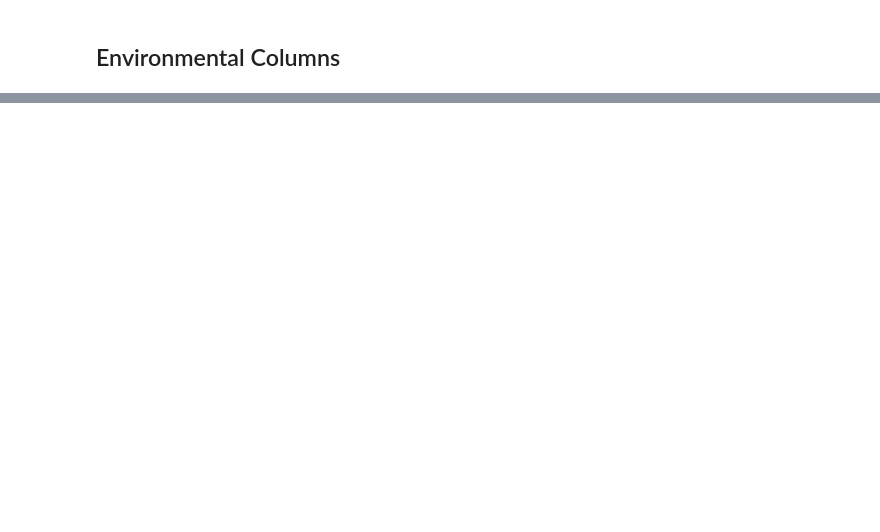
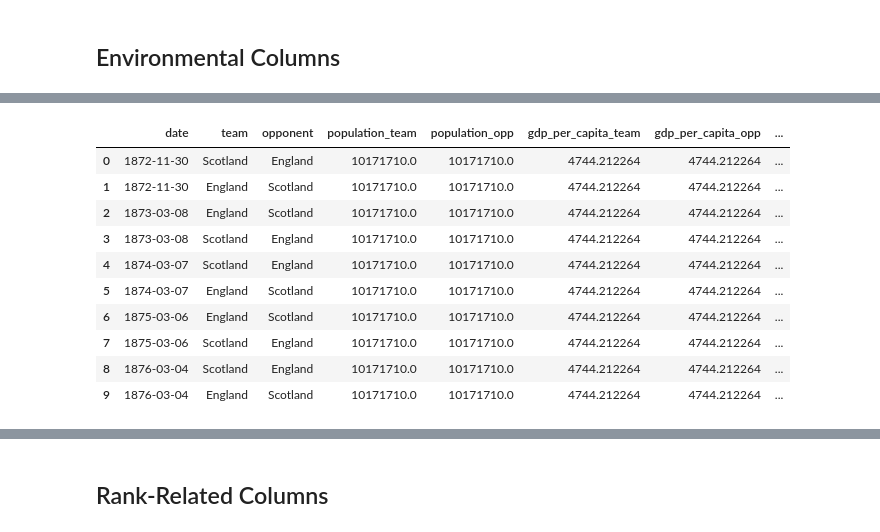
Before and after one commit to n44th44nn/Gammafest-2026, a Jupyter notebook: Notebooks/early_preprocessing.ipynb, the cells around one changed output, grey strips where cells are left out. Cells and saved outputs as stored; diff of their text form; code cells hidden in the pictures; blank space fills up the shorter version.

Commit message:
Using median

```diff
--- a/Notebooks/early_preprocessing.ipynb
+++ b/Notebooks/early_preprocessing.ipynb
@@ -1094,0 +1136,27 @@ dtype: int64
+# %%
+# Height Of Match Venue
+df_combined['altitude_venue'] = df_combined.groupby('venue_country')['altitude_venue'].transform(lambda x: x.fillna(x.median()))
+# %%
+# Miliaage
+
+# Let the distance is zero if match is attended in home
+df_combined.loc[df_combined['is_home'] == 1, 'distance_travel_team'] = df_combined.loc[df_combined['is_home'] == 1, 'distance_travel_team'].fillna(0)
+df_combined.loc[df_combined['is_home'] == 0, 'distance_travel_opp'] = df_combined.loc[df_combined['is_home'] == 0, 'distance_travel_opp'].fillna(0)
+
+# if not home, we fill the missing value by the median of team
+df_combined['distance_travel_team'] = df_combined.groupby('team')['distance_travel_team'].transform(lambda x: x.fillna(x.median()))
+df_combined['distance_travel_opp'] = df_combined.groupby('opponent')['distance_travel_opp'].transform(lambda x: x.fillna(x.median()))
+# %%
+# Temperature
+df_combined['month'] = pd.to_datetime(df_combined['date']).dt.month
+
+# Fill the missing value according to venue_country and month
+df_combined['temperature_venue'] = df_combined.groupby(['venue_country', 'month'])['temperature_venue'].transform(lambda x: x.fillna(x.median()))
+
+# If still missing, just get the value according to the venue_country
+df_combined['temperature_venue'] = df_combined.groupby('venue_country')['temperature_venue'].transform(lambda x: x.fillna(x.median()))
+df_combined.drop(columns=['month'], inplace=True)
+# %%
+# Fallback Imputation
+for col in env_cols:
+    df_combined[col] = df_combined[col].fillna(df_combined[col].median())
@@ -1094,0 +1175,16 @@ dtype: int64
+# %%
+cols_to_show = ['date', 'team', 'opponent'] + env_cols
+display(df_combined[cols_to_show].head(10))
+display(df_combined[cols_to_show].tail(10))
+# %% [output]
+|  | date | team | opponent | population_team | population_opp | gdp_per_capita_team | gdp_per_capita_opp | ... |
+| 0 | 1872-11-30 | Scotland | England | 10171710.0 | 10171710.0 | 4744.212264 | 4744.212264 | ... |
+| 1 | 1872-11-30 | England | Scotland | 10171710.0 | 10171710.0 | 4744.212264 | 4744.212264 | ... |
+| 2 | 1873-03-08 | England | Scotland | 10171710.0 | 10171710.0 | 4744.212264 | 4744.212264 | ... |
+| 3 | 1873-03-08 | Scotland | England | 10171710.0 | 10171710.0 | 4744.212264 | 4744.212264 | ... |
+| 4 | 1874-03-07 | Scotland | England | 10171710.0 | 10171710.0 | 4744.212264 | 4744.212264 | ... |
+| 5 | 1874-03-07 | England | Scotland | 10171710.0 | 10171710.0 | 4744.212264 | 4744.212264 | ... |
+| 6 | 1875-03-06 | England | Scotland | 10171710.0 | 10171710.0 | 4744.212264 | 4744.212264 | ... |
+| 7 | 1875-03-06 | Scotland | England | 10171710.0 | 10171710.0 | 4744.212264 | 4744.212264 | ... |
+| 8 | 1876-03-04 | Scotland | England | 10171710.0 | 10171710.0 | 4744.212264 | 4744.212264 | ... |
+| 9 | 1876-03-04 | England | Scotland | 10171710.0 | 10171710.0 | 4744.212264 | 4744.212264 | ... |
@@ -1094,0 +1202,2 @@ dtype: int64
+# %% [markdown]
+## Rank-Related Columns
```
Also changed, not shown: parts of 14 cells of this notebook.
